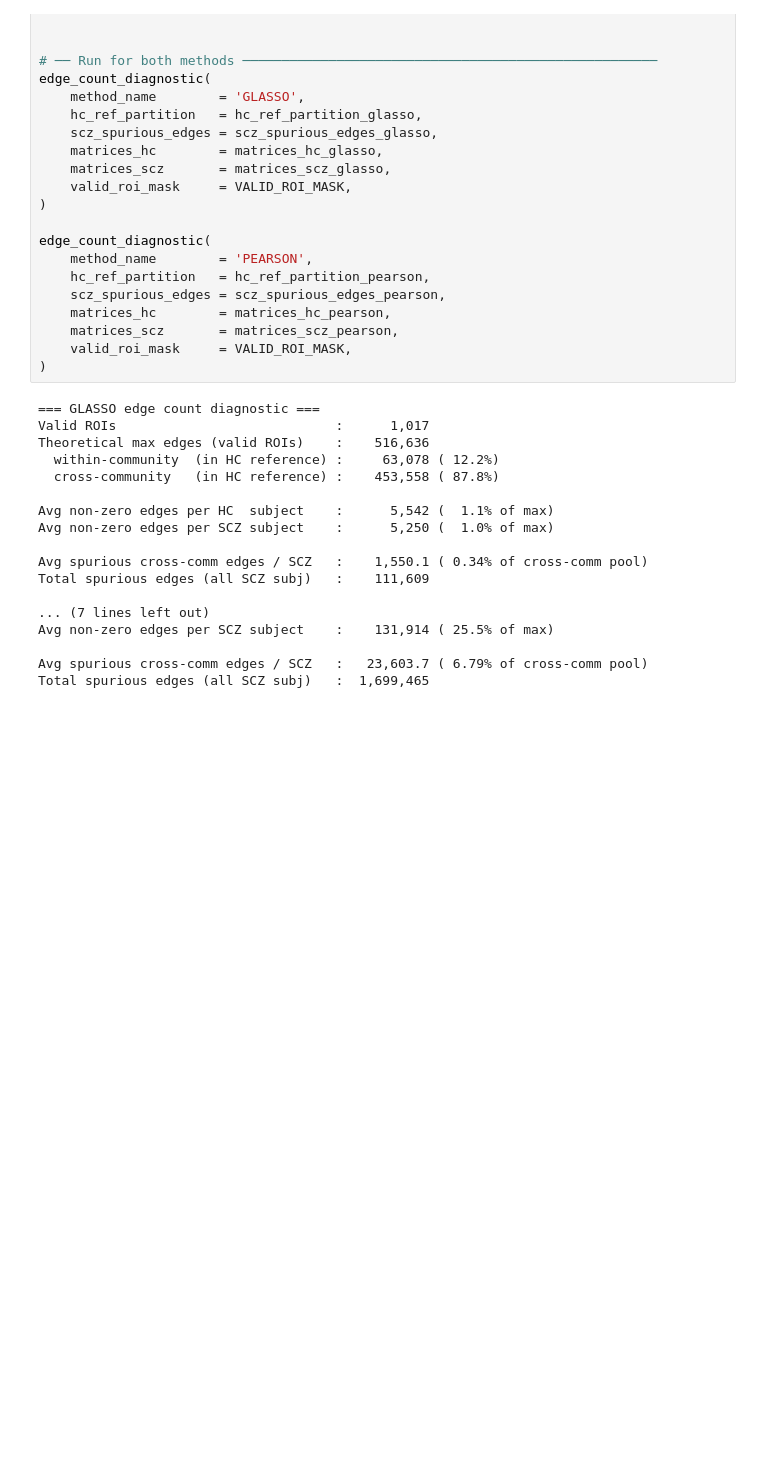
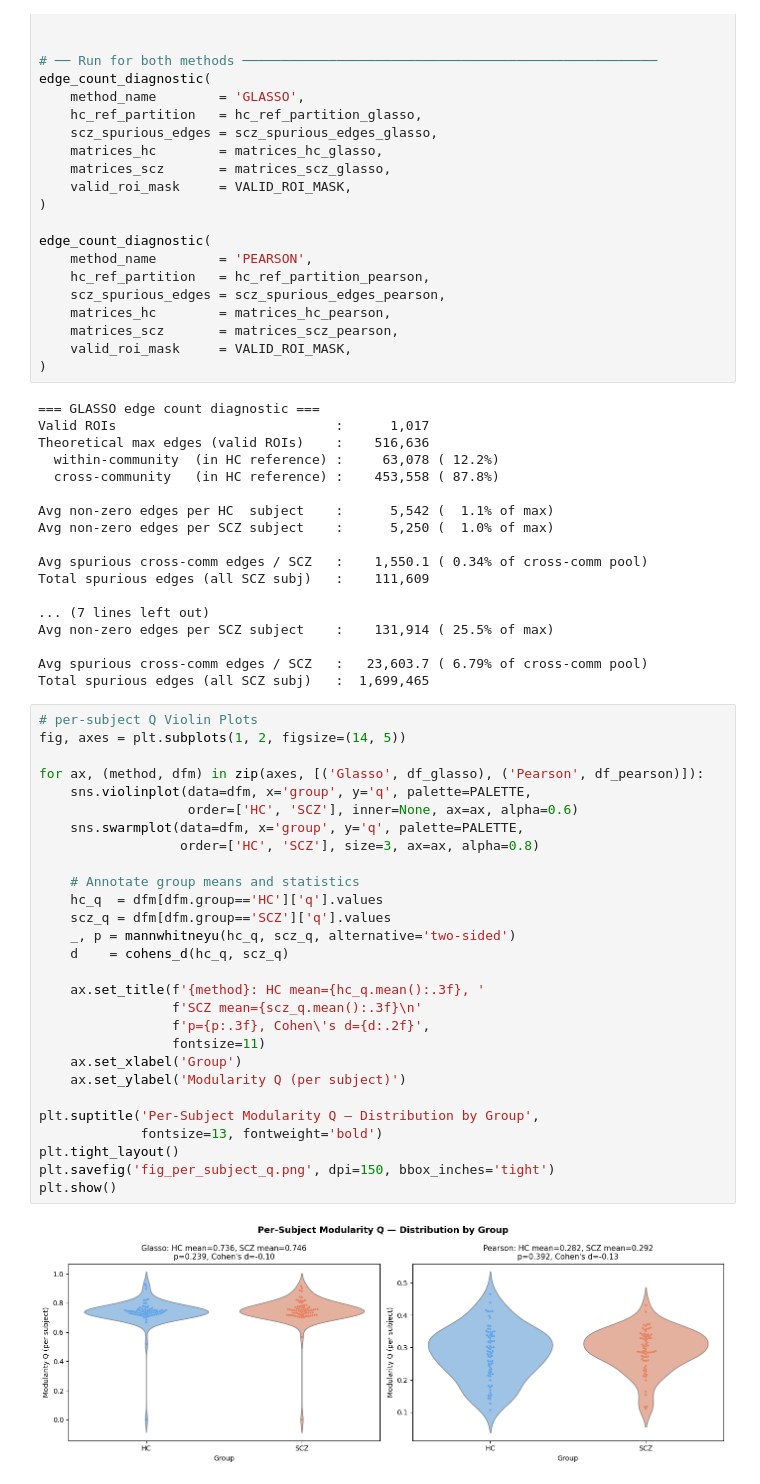
Before and after one commit to kkentia/SMA-schizo-nets, a Jupyter notebook: louvain_visualizations.ipynb, the cells around one changed output. Drawn from its saved outputs; the diff is of its cells as text; blank space fills up the shorter version.

Commit message:
added Louvain vizualisations and metrics (Q, ARI, NMI with p-values and z-score

```diff
--- a/louvain_visualizations.ipynb
+++ b/louvain_visualizations.ipynb
@@ -1445,3 +1453,33 @@ Avg non-zero edges per SCZ subject    :    131,914 ( 25.5% of max)
 
 Avg spurious cross-comm edges / SCZ   :   23,603.7 ( 6.79% of cross-comm pool)
 Total spurious edges (all SCZ subj)   :  1,699,465
+# %%
+# per-subject Q Violin Plots
+fig, axes = plt.subplots(1, 2, figsize=(14, 5))
+
+for ax, (method, dfm) in zip(axes, [('Glasso', df_glasso), ('Pearson', df_pearson)]):
+    sns.violinplot(data=dfm, x='group', y='q', palette=PALETTE,
+                   order=['HC', 'SCZ'], inner=None, ax=ax, alpha=0.6)
+    sns.swarmplot(data=dfm, x='group', y='q', palette=PALETTE,
+                  order=['HC', 'SCZ'], size=3, ax=ax, alpha=0.8)
+
+    # Annotate group means and statistics
+    hc_q  = dfm[dfm.group=='HC']['q'].values
+    scz_q = dfm[dfm.group=='SCZ']['q'].values
+    _, p = mannwhitneyu(hc_q, scz_q, alternative='two-sided')
+    d    = cohens_d(hc_q, scz_q)
+
+    ax.set_title(f'{method}: HC mean={hc_q.mean():.3f}, '
+                 f'SCZ mean={scz_q.mean():.3f}\n'
+                 f'p={p:.3f}, Cohen\'s d={d:.2f}',
+                 fontsize=11)
+    ax.set_xlabel('Group')
+    ax.set_ylabel('Modularity Q (per subject)')
+
+plt.suptitle('Per-Subject Modularity Q — Distribution by Group',
+             fontsize=13, fontweight='bold')
+plt.tight_layout()
+plt.savefig('fig_per_subject_q.png', dpi=150, bbox_inches='tight')
+plt.show()
+# %% [output]
+[figure, added]
```
Also changed, not shown: parts of 6 cells of this notebook.
